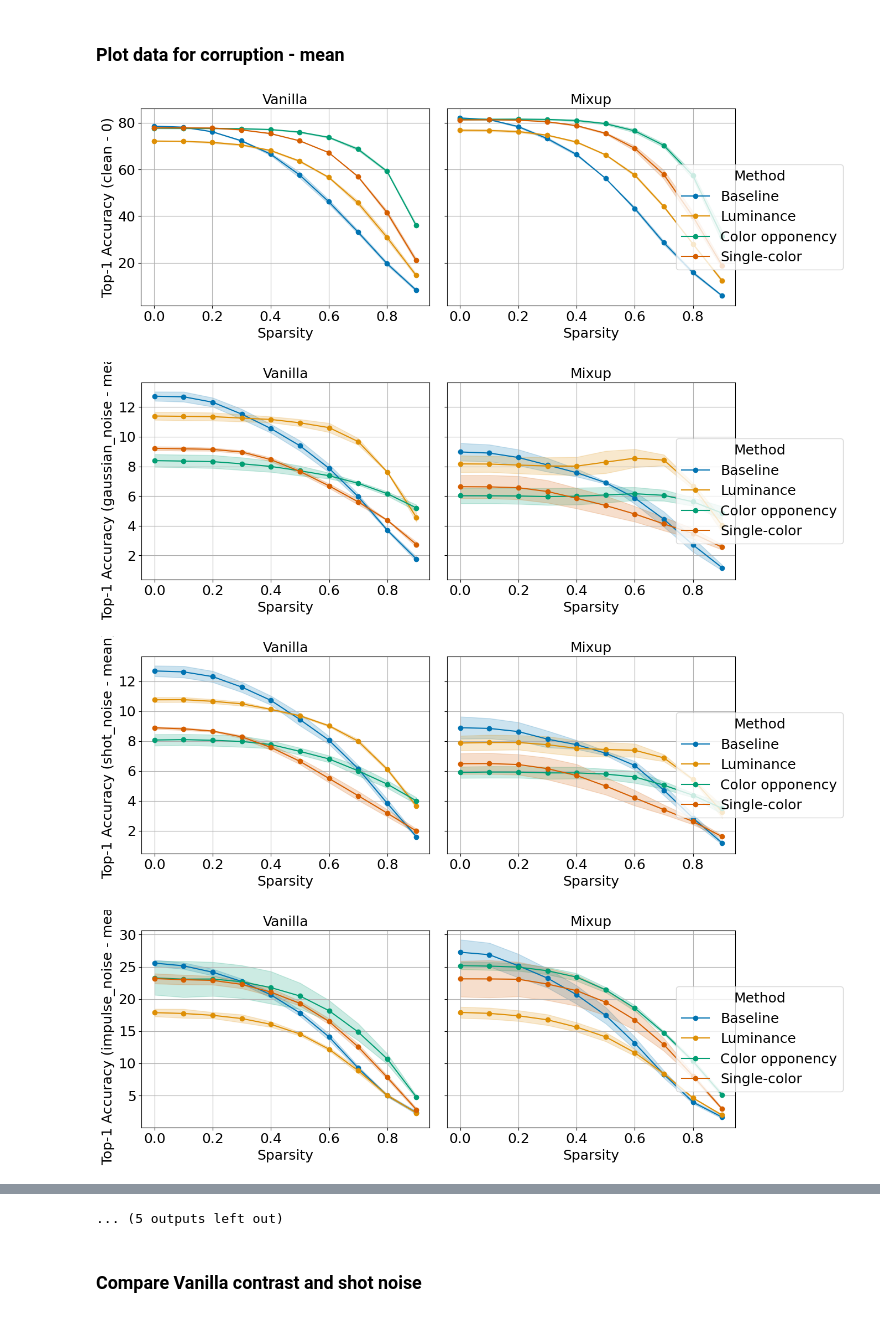
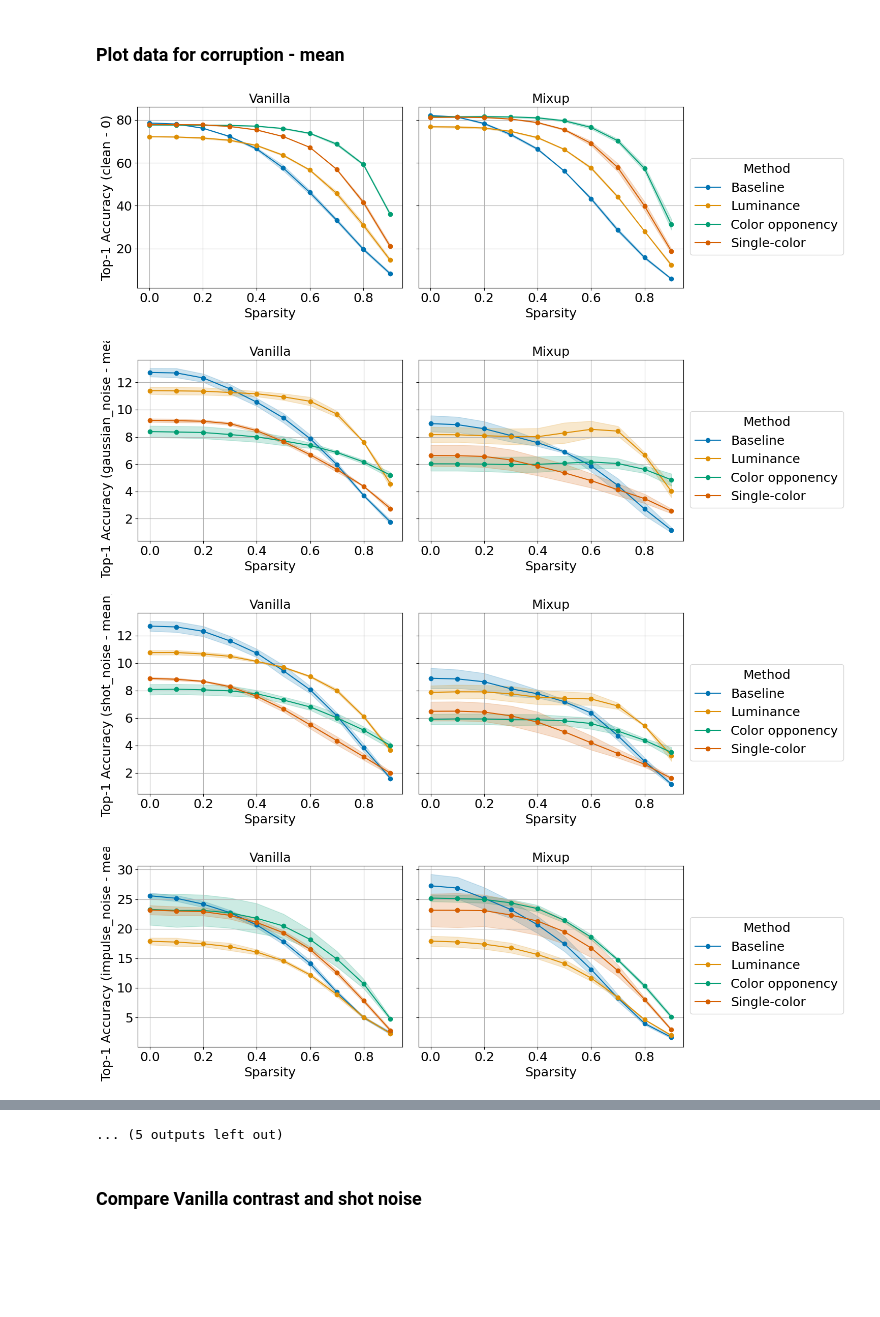
Before and after one commit to lorena-stracke/openmixup, a Jupyter notebook: visualization/visualize_results_convnext_tiny.ipynb, the cells around one changed output, grey strips where cells are left out. Drawn from its saved outputs; the diff is of its cells as text; code cells hidden in the pictures; blank space fills up the shorter version.

Commit message:
minimal changes for legend

```diff
--- a/visualization/visualize_results_convnext_tiny.ipynb
+++ b/visualization/visualize_results_convnext_tiny.ipynb
@@ -242,35 +242,35 @@ for corruption in corruptions:
                 color=palette_map[method]
             )
 
             ax.fill_between(
                 df_plot["sparsity"],
                 df_plot["mean"] - df_plot["std"],
                 df_plot["mean"] + df_plot["std"],
                 alpha=0.2,
                 color=palette_map[method]
             )
 
         ax.set_title(title)
         ax.set_xlabel("Sparsity")
         ax.grid(True)
     handles, labels = axes[0].get_legend_handles_labels()
 
     fig.legend(
         handles,
         labels,
         loc="center right",
-        bbox_to_anchor=(1.15, 0.5),
+        bbox_to_anchor=(1.25, 0.5),
         frameon=True,
         title="Method"
 
     )
 
     axes[0].set_ylabel(f"Top-1 Accuracy ({corruption} - {severity})")
 
     plt.tight_layout()
     plt.show()
 # %% [output]
-[figure, old version]
+[figure, new version]
-[figure, old version]
+[figure, new version]
-[figure, old version]
+[figure, new version]
-[figure, old version]
+[figure, new version]
```
Also changed, not shown: parts of 1 cell of this notebook.
